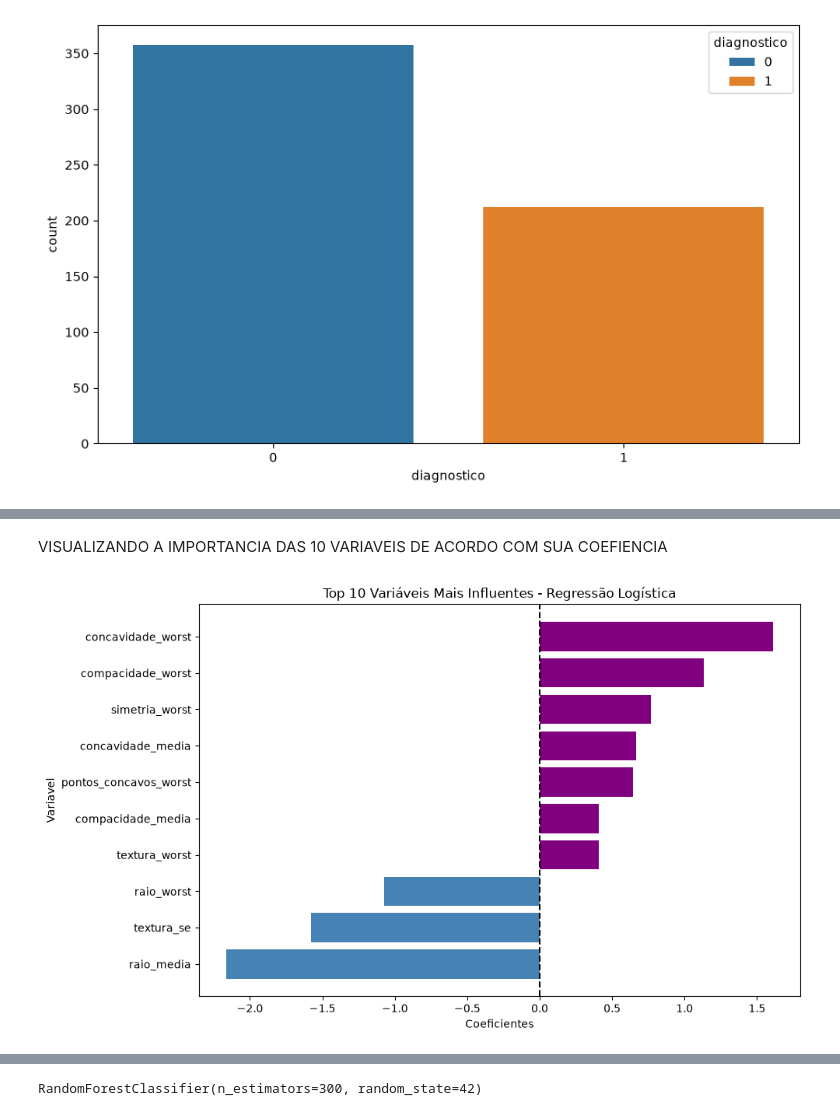
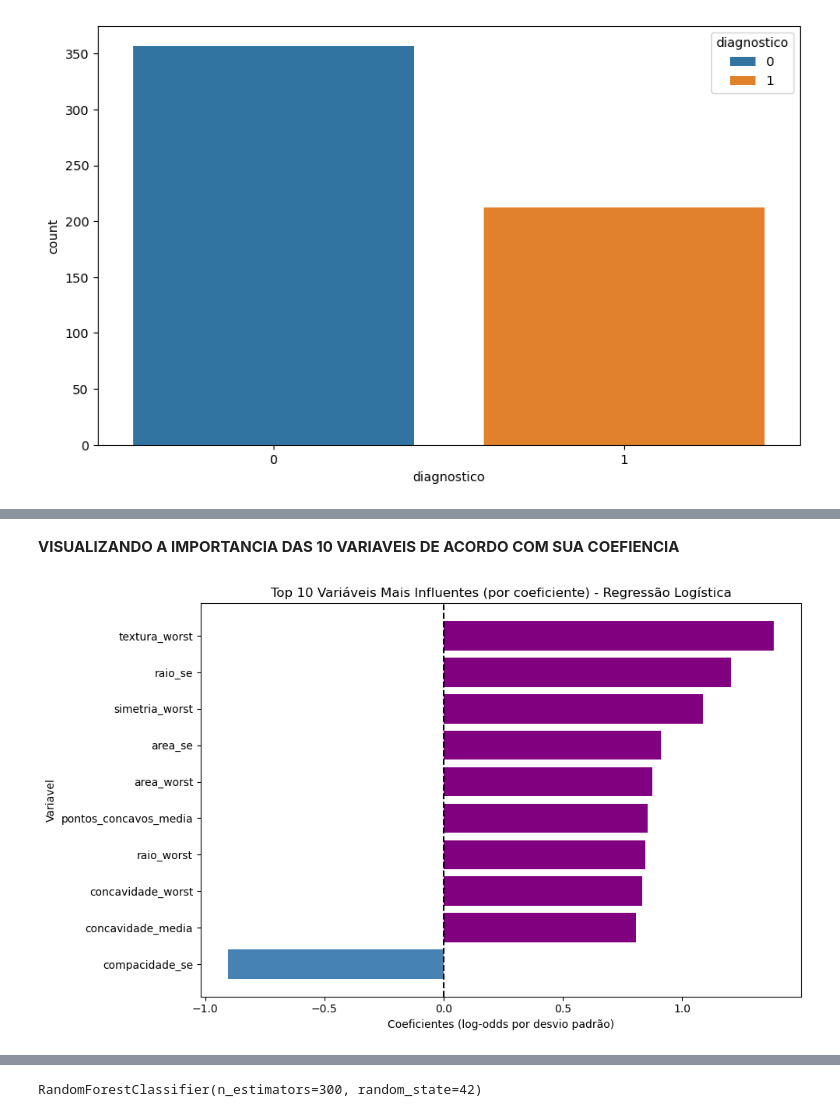
Before and after one commit to Jonatan-Trindade/Breast-Cancer-Classification, a Jupyter notebook: notebook/breast_cancer.ipynb, the cells around one changed output, grey strips where cells are left out. Saved outputs shown, nothing was run; the diff lists cells and outputs as text; code cells hidden in the pictures.

```diff
--- a/notebook/breast_cancer.ipynb
+++ b/notebook/breast_cancer.ipynb
@@ -79,7 +165,5 @@ X = df.drop('diagnostico', axis=1)
 y = df['diagnostico']
 
 
-from sklearn.model_selection import train_test_split
-
-X_train, X_test, y_train, y_test = train_test_split(X, y, test_size=0.3, random_state=42)
+X_train, X_test, y_train, y_test = train_test_split(X, y, test_size=0.3, stratify=y, random_state=42)
 # %% [markdown]
@@ -88,6 +172,8 @@ CRIANDO O PRIMEIRO MODELO E TREINANDO O MODELO
 # %%
-from sklearn.linear_model import LogisticRegression
+modelo_lr = Pipeline([
+    ("scaler", StandardScaler()),
+    ("clf", LogisticRegression(max_iter=1000, random_state=42)),
+])
 
-modelo = LogisticRegression(max_iter=1000, random_state=42)
-modelo.fit(X_train, y_train)
+modelo_lr.fit(X_train, y_train)
 # %% [output]
@@ -191,0 +260,11 @@ print(coeficientes)
+# %%
+clf = modelo_lr.named_steps["clf"]      # a LogisticRegression dentro do Pipeline
+coef = clf.coef_[0]
+
+tabela = pd.DataFrame({
+    "Variavel": X_train.columns,
+    "Coeficiente": coef,
+    "Odds_ratio": np.exp(coef),
+}).sort_values("Coeficiente", key=abs, ascending=False)
+
+tabela.head(10)
@@ -192,39 +283,32 @@ print(coeficientes)
 # %% [markdown]
-VISUALIZANDO A IMPORTANCIA DAS 10 VARIAVEIS DE ACORDO COM SUA COEFIENCIA
+**VISUALIZANDO A IMPORTANCIA DAS 10 VARIAVEIS DE ACORDO COM SUA COEFIENCIA**
 # %%
-coef_df = pd.DataFrame({
-    'Variavel': X.columns,
-    'Coeficiente': modelo.coef_[0]
-})
-
-coef_df['Coeficiente_Absoluto'] = coef_df['Coeficiente'].abs()
-
-top10 = coef_df.sort_values(
-    by='Coeficiente_Absoluto',
+top10 = tabela.sort_values(
+    by='Coeficiente',
+    key=abs,
     ascending=False
 ).head(10)
 
 
 top10 = top10.sort_values(by='Coeficiente')
 
 positivos = top10['Coeficiente'] > 0
 
 plt.figure(figsize=(10, 6))
 
 plt.barh(
     top10['Variavel'],
     top10['Coeficiente'],
     color=['purple' if x > 0 else 'steelblue'
            for x in top10['Coeficiente']]
 )
 
 plt.axvline(0, color='black', linestyle = '--')
 
-plt.xlabel('Coeficientes')
+plt.xlabel('Coeficientes (log-odds por desvio padrão)')
 plt.ylabel('Variavel')
-plt.title('Top 10 Variáveis Mais Influentes - Regressão Logística')
-
+plt.title("Top 10 Variáveis Mais Influentes (por coeficiente) - Regressão Logística")
 plt.tight_layout()
 plt.show()
 # %% [output]
-[figure, old version]
+[figure, new version]
```
Also changed, not shown: parts of 221 cells of this notebook.
